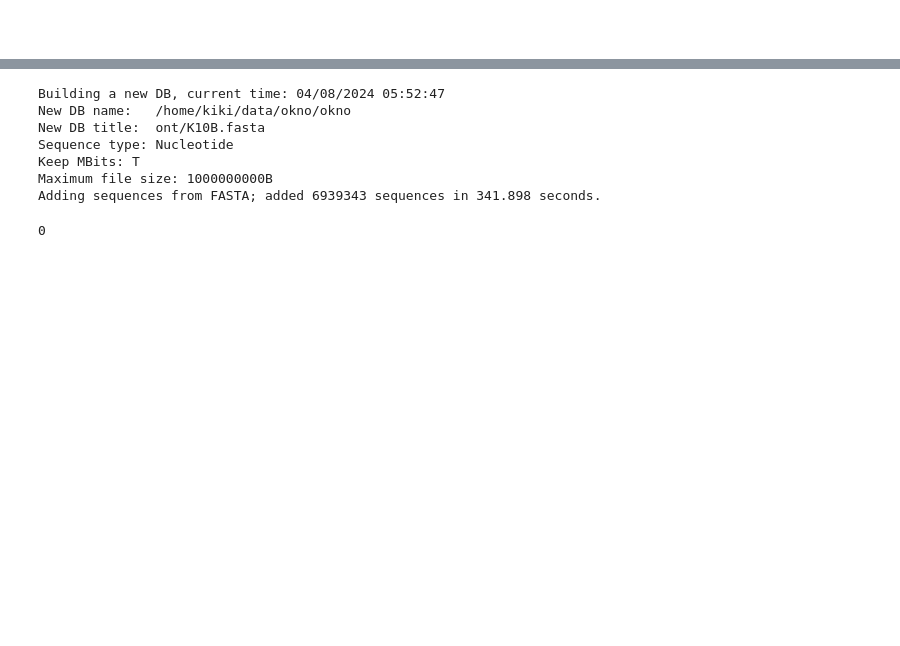
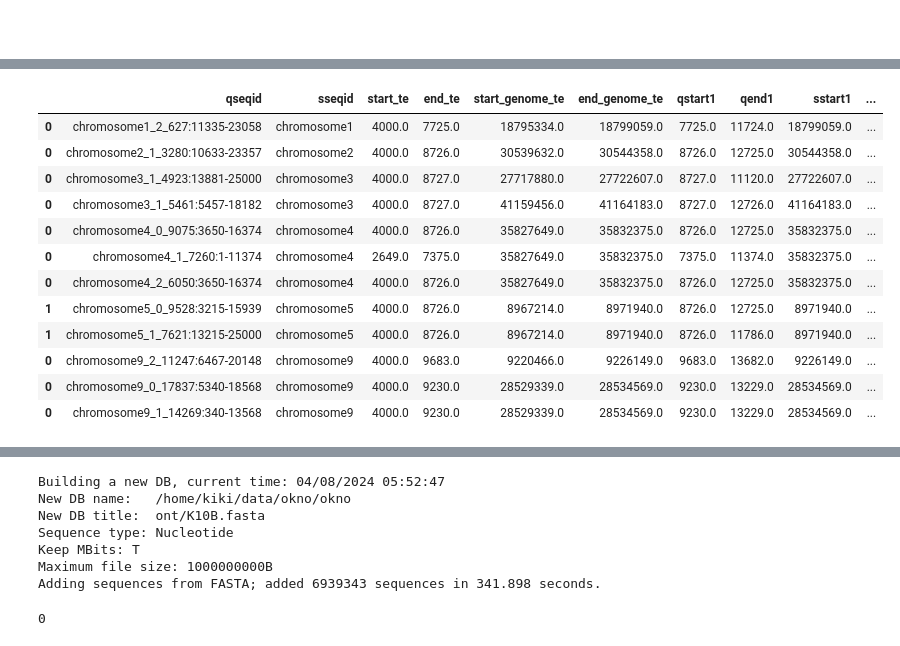
Before and after one commit to pkula/te_resolver, a Jupyter notebook: read.ipynb, the cells around one changed output, grey strips where cells are left out. Saved outputs shown, nothing was run; the diff lists cells and outputs as text; code cells hidden in the pictures; blank space fills up the shorter version.

```diff
--- a/read.ipynb
+++ b/read.ipynb
@@ -150 +279,18 @@ Warning: [blastn] Number of threads was reduced to 8 to match the number of avai
+# %%
+
+oxi.head(30)
+# %% [output]
+|  | qseqid | sseqid | start_te | end_te | start_genome_te | end_genome_te | qstart1 | qend1 | sstart1 | ... |
+| 0 | chromosome1_2_627:11335-23058 | chromosome1 | 4000.0 | 7725.0 | 18795334.0 | 18799059.0 | 7725.0 | 11724.0 | 18799059.0 | ... |
+| 0 | chromosome2_1_3280:10633-23357 | chromosome2 | 4000.0 | 8726.0 | 30539632.0 | 30544358.0 | 8726.0 | 12725.0 | 30544358.0 | ... |
+| 0 | chromosome3_1_4923:13881-25000 | chromosome3 | 4000.0 | 8727.0 | 27717880.0 | 27722607.0 | 8727.0 | 11120.0 | 27722607.0 | ... |
+| 0 | chromosome3_1_5461:5457-18182 | chromosome3 | 4000.0 | 8727.0 | 41159456.0 | 41164183.0 | 8727.0 | 12726.0 | 41164183.0 | ... |
+| 0 | chromosome4_0_9075:3650-16374 | chromosome4 | 4000.0 | 8726.0 | 35827649.0 | 35832375.0 | 8726.0 | 12725.0 | 35832375.0 | ... |
+| 0 | chromosome4_1_7260:1-11374 | chromosome4 | 2649.0 | 7375.0 | 35827649.0 | 35832375.0 | 7375.0 | 11374.0 | 35832375.0 | ... |
+| 0 | chromosome4_2_6050:3650-16374 | chromosome4 | 4000.0 | 8726.0 | 35827649.0 | 35832375.0 | 8726.0 | 12725.0 | 35832375.0 | ... |
+| 1 | chromosome5_0_9528:3215-15939 | chromosome5 | 4000.0 | 8726.0 | 8967214.0 | 8971940.0 | 8726.0 | 12725.0 | 8971940.0 | ... |
+| 1 | chromosome5_1_7621:13215-25000 | chromosome5 | 4000.0 | 8726.0 | 8967214.0 | 8971940.0 | 8726.0 | 11786.0 | 8971940.0 | ... |
+| 0 | chromosome9_2_11247:6467-20148 | chromosome9 | 4000.0 | 9683.0 | 9220466.0 | 9226149.0 | 9683.0 | 13682.0 | 9226149.0 | ... |
+| 0 | chromosome9_0_17837:5340-18568 | chromosome9 | 4000.0 | 9230.0 | 28529339.0 | 28534569.0 | 9230.0 | 13229.0 | 28534569.0 | ... |
+| 0 | chromosome9_1_14269:340-13568 | chromosome9 | 4000.0 | 9230.0 | 28529339.0 | 28534569.0 | 9230.0 | 13229.0 | 28534569.0 | ... |
 # %%
```
Also changed, not shown: parts of 14 cells of this notebook.
